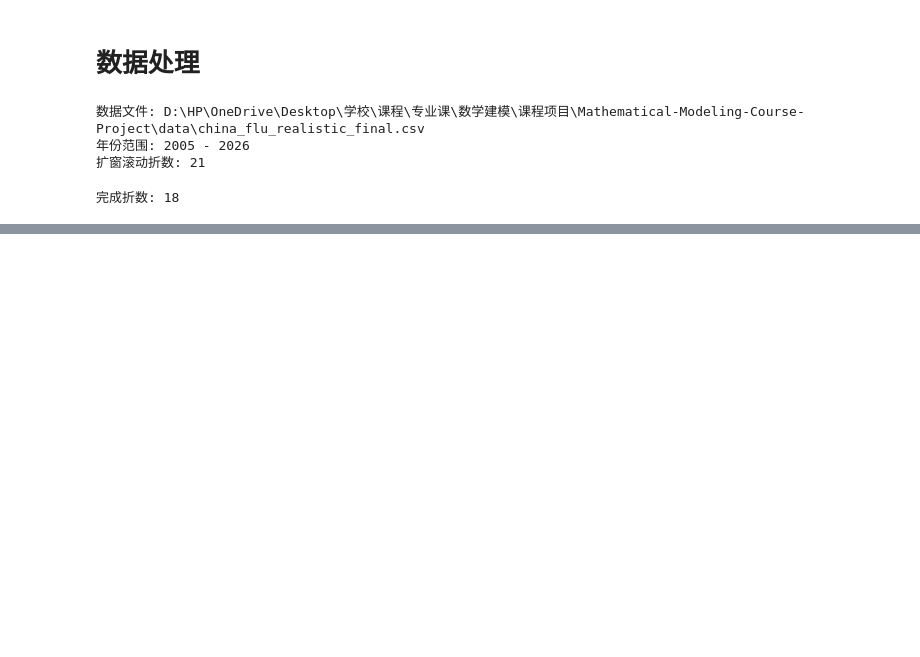
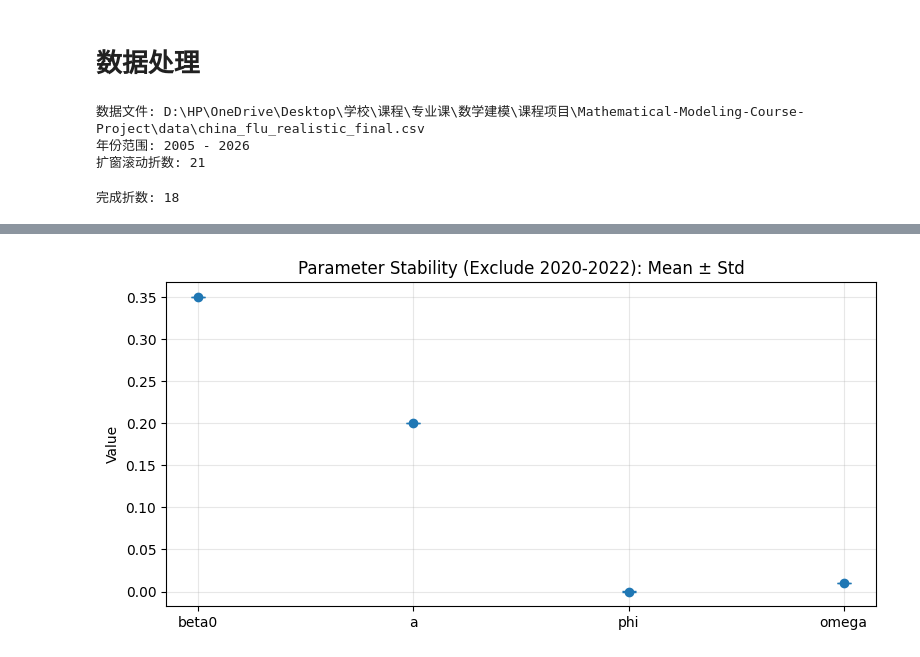
Before and after one commit to swx0721/Mathematical-Modeling-Course-Project, a Jupyter notebook: SEIR/seir.ipynb, the cells around one changed output, grey strips where cells are left out. Saved outputs shown, nothing was run; the diff lists cells and outputs as text; code cells hidden in the pictures; blank space fills up the shorter version.

```diff
--- a/SEIR/seir.ipynb
+++ b/SEIR/seir.ipynb
@@ -377,0 +511,86 @@ plt.show()
+# %%
+# 3) 参数跨年份稳定区间统计（beta0, a, phi, omega）
+
+params_focus = ["beta0", "a", "phi", "omega"]
+
+
+def summarize_param_stability(metric_df, model_name):
+    rows = []
+    for p_name in params_focus:
+        vals = pd.to_numeric(metric_df[p_name], errors="coerce").dropna().to_numpy(dtype=float)
+        n = len(vals)
+        if n == 0:
+            rows.append(
+                {
+                    "model": model_name,
+                    "param": p_name,
+                    "n_years": 0,
+                    "mean": np.nan,
+                    "std": np.nan,
+                    "ci95_low_mean": np.nan,
+                    "ci95_high_mean": np.nan,
+                    "interval95_low": np.nan,
+                    "interval95_high": np.nan,
+                }
+            )
+            continue
+
+        mean_v = float(np.mean(vals))
+        std_v = float(np.std(vals, ddof=1)) if n > 1 else 0.0
+        half_ci = 1.96 * std_v / np.sqrt(n) if n > 1 else 0.0
+        q_low, q_high = np.quantile(vals, [0.025, 0.975])
+
+        rows.append(
+            {
+                "model": model_name,
+                "param": p_name,
+                "n_years": n,
+                "mean": mean_v,
+                "std": std_v,
+                "ci95_low_mean": mean_v - half_ci,
+                "ci95_high_mean": mean_v + half_ci,
+                "interval95_low": float(q_low),
+                "interval95_high": float(q_high),
+            }
+        )
+
+    return pd.DataFrame(rows)
+
+
+stability_original = summarize_param_stability(cv_metric_df_original, "Original (all years)")
+stability_no_covid = summarize_param_stability(cv_metric_df_no_covid, "Exclude 2020-2022")
+stability_df = pd.concat([stability_original, stability_no_covid], ignore_index=True)
+
+print("=== 参数跨年份稳定区间统计 ===")
+print("说明: ci95_* 为均值的95%置信区间；interval95_* 为参数经验95%区间(2.5%-97.5%)。")
+print(
+    stability_df[
+        [
+            "model",
+            "param",
+            "n_years",
+            "mean",
+            "std",
+            "ci95_low_mean",
+            "ci95_high_mean",
+            "interval95_low",
+            "interval95_high",
+        ]
+    ].to_string(index=False)
+)
+
+# 可视化：新模型（剔除2020-2022）下四个参数的均值±标准差
+plot_stats = stability_no_covid.set_index("param").loc[params_focus]
+x = np.arange(len(params_focus))
+means = plot_stats["mean"].to_numpy(dtype=float)
+stds = plot_stats["std"].to_numpy(dtype=float)
+
+plt.figure(figsize=(8, 4))
+plt.errorbar(x, means, yerr=stds, fmt="o", capsize=5)
+plt.xticks(x, params_focus)
+plt.title("Parameter Stability (Exclude 2020-2022): Mean ± Std")
+plt.ylabel("Value")
+plt.grid(alpha=0.3)
+plt.tight_layout()
+plt.show()
+# %% [output]
@@ -377,0 +608 @@ plt.show()
+[figure, added]
```
Also changed, not shown: parts of 9 cells of this notebook, 3 other files.
